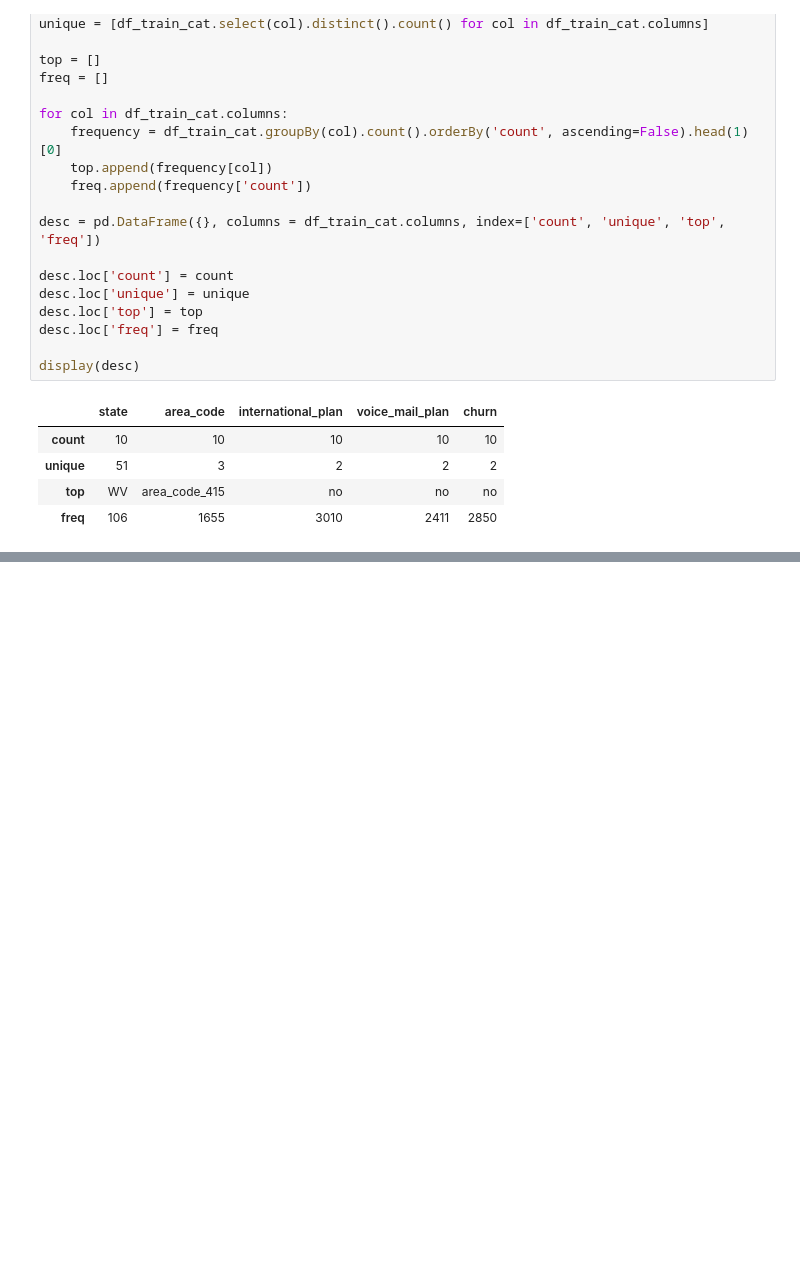
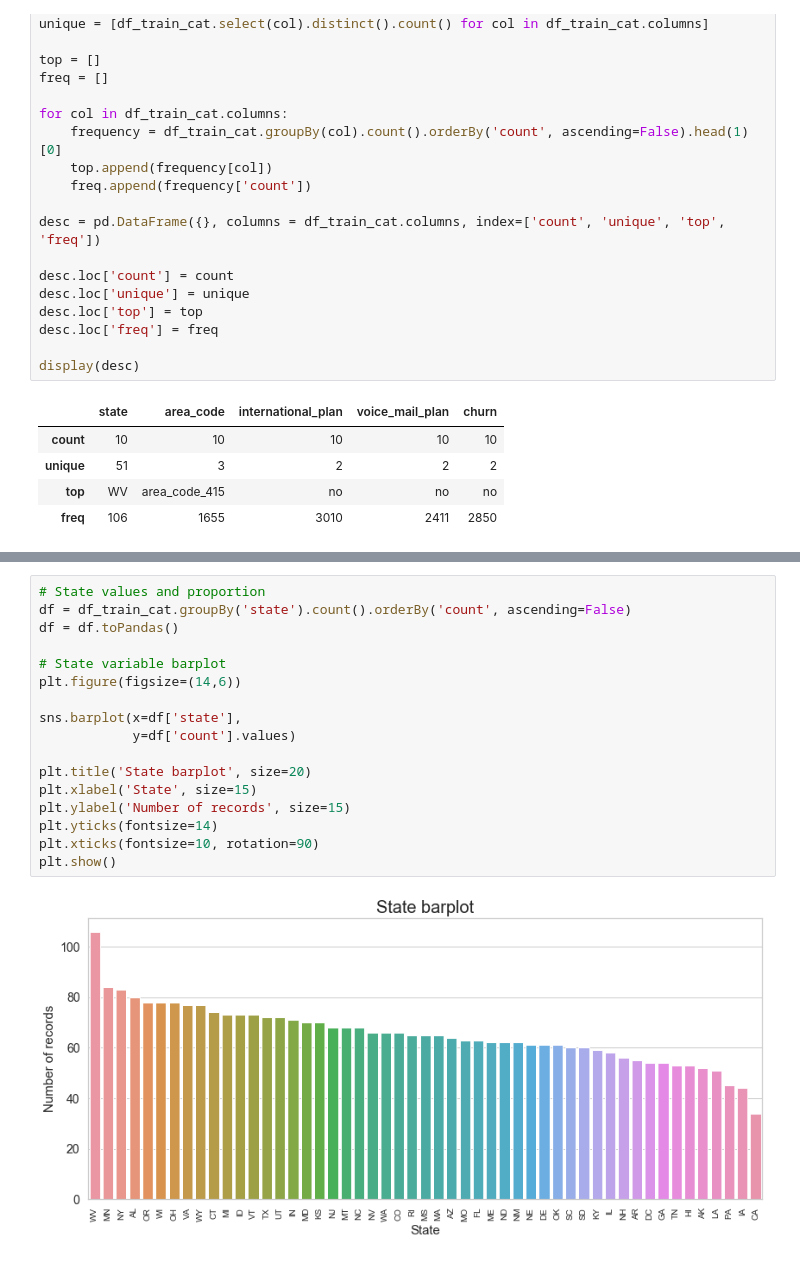
Before and after one commit to naiaraap/Pyspark_version_Predicting_Customer_Churn_in_Telecommunication_Operators, a Jupyter notebook: Pyspark_version_Predicting_Customer_Churn_in_Telecommunication_Operators.ipynb, the cells around one changed output, grey strips where cells are left out. Saved outputs shown, nothing was run; the diff lists cells and outputs as text; blank space fills up the shorter version.

```diff
--- a/Pyspark_version_Predicting_Customer_Churn_in_Telecommunication_Operators.ipynb
+++ b/Pyspark_version_Predicting_Customer_Churn_in_Telecommunication_Operators.ipynb
@@ -177,0 +201,19 @@ display(desc)
+# %%
+# State values and proportion
+df = df_train_cat.groupBy('state').count().orderBy('count', ascending=False)
+df = df.toPandas()
+
+# State variable barplot
+plt.figure(figsize=(14,6))
+
+sns.barplot(x=df['state'],
+            y=df['count'].values)
+
+plt.title('State barplot', size=20)
+plt.xlabel('State', size=15)
+plt.ylabel('Number of records', size=15)
+plt.yticks(fontsize=14)
+plt.xticks(fontsize=10, rotation=90)
+plt.show()
+# %% [output]
+[figure, added]
```
Also changed, not shown: parts of 7 cells of this notebook.
